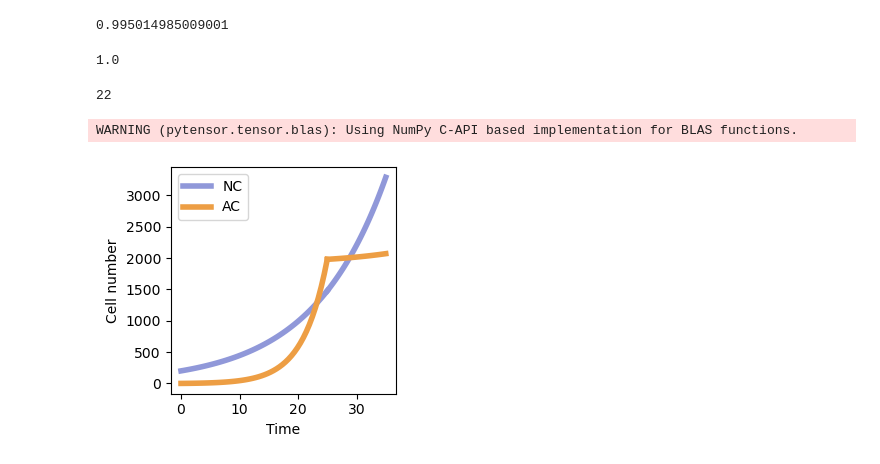
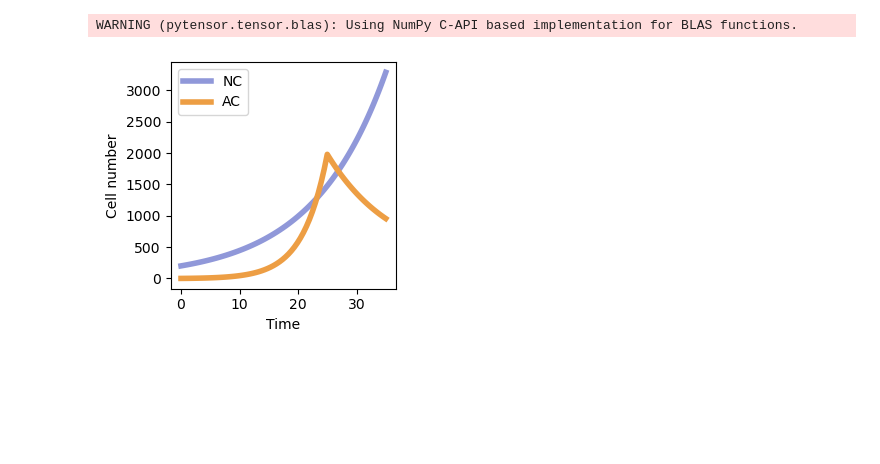
Before and after one commit to kunwang34/scPhyloX, a Jupyter notebook: notebooks/tumor_treatment.ipynb, the cells around one changed output. Saved outputs shown, nothing was run; the diff lists cells and outputs as text; code cells hidden in the pictures; blank space fills up the shorter version.

```diff
--- a/notebooks/tumor_treatment.ipynb
+++ b/notebooks/tumor_treatment.ipynb
@@ -43,4 +0,0 @@ prob(0, 3000, 21)
-# %%
-np.sum([prob(i, 1000, 5) for i in range(25)])
-# %% [output]
-0.995014985009001
@@ -50,11 +1,3 @@ k=0
-# %%
-comb(L, k)
-# %% [output]
-1.0
-# %%
-len([i/n for i in range(L-n+k+1, L+1)])
-# %% [output]
-22
 # %%
 import scPhyloX as spx
 from scipy.integrate import solve_ivp
@@ -68,27 +11,27 @@ WARNING (pytensor.tensor.blas): Using NumPy C-API based implementation for BLAS
 # %%
 r, a, s, u = (0.4, 0.6, 0.2, 1e-2)
 K = 35
 x0 = [200, 0]
-s1 = -0.1
+s1 = -0.2
 t1 = 25
 fig, ax = plt.subplots(1, 1, figsize=(3.2, 3))
 
 sol = solve_ivp(spx.est_tumor.cellnumber, t_span=(0, t1), y0=x0,
                 method='RK45', t_eval=np.linspace(0, t1, 50), args=(r, a, s, u))
-ax.plot(sol.t, sol.y[0], label='NC', c='#9098d9', lw=4)
-ax.plot(sol.t, sol.y[1], label='AC', c='#ed9e44', lw=4)
-x0 = sol.y[:, -1]
 
-sol1 = solve_ivp(spx.est_tumor.cellnumber, t_span=(0, K-t1+1), y0=x0,
+x01 = sol.y[:, -1]
+
+sol1 = solve_ivp(spx.est_tumor.cellnumber, t_span=(0, K-t1+1), y0=x01,
                 method='RK45', t_eval=np.linspace(0, K-t1, 50), args=(r, a, s1, u))
 
-
-ax.plot(sol1.t+t1, sol1.y[0], c='#9098d9', lw=4)
-ax.plot(sol1.t+t1, sol1.y[1], c='#ed9e44', lw=4)
+sol_t = np.concatenate((sol.t, sol1.t+t1))
+sol_y = np.concatenate((sol.y, sol1.y), axis=1)
+ax.plot(sol_t, sol_y[0], label='NC', c='#9098d9', lw=4)
+ax.plot(sol_t, sol_y[1], label='AC', c='#ed9e44', lw=4)
 ax.legend()
 ax.set_xlabel('Time')
 ax.set_ylabel('Cell number')
 
 plt.tight_layout()
 # %% [output]
-[figure, old version]
+[figure, new version]
```
Also changed, not shown: parts of 17 cells of this notebook.
